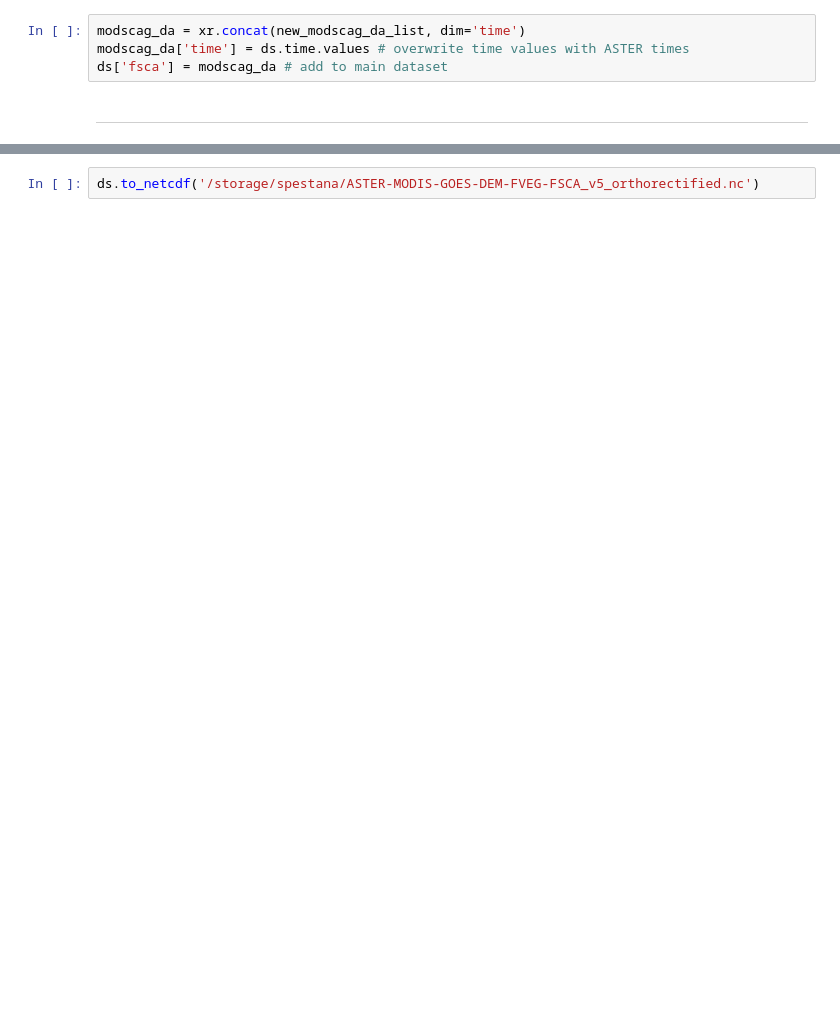
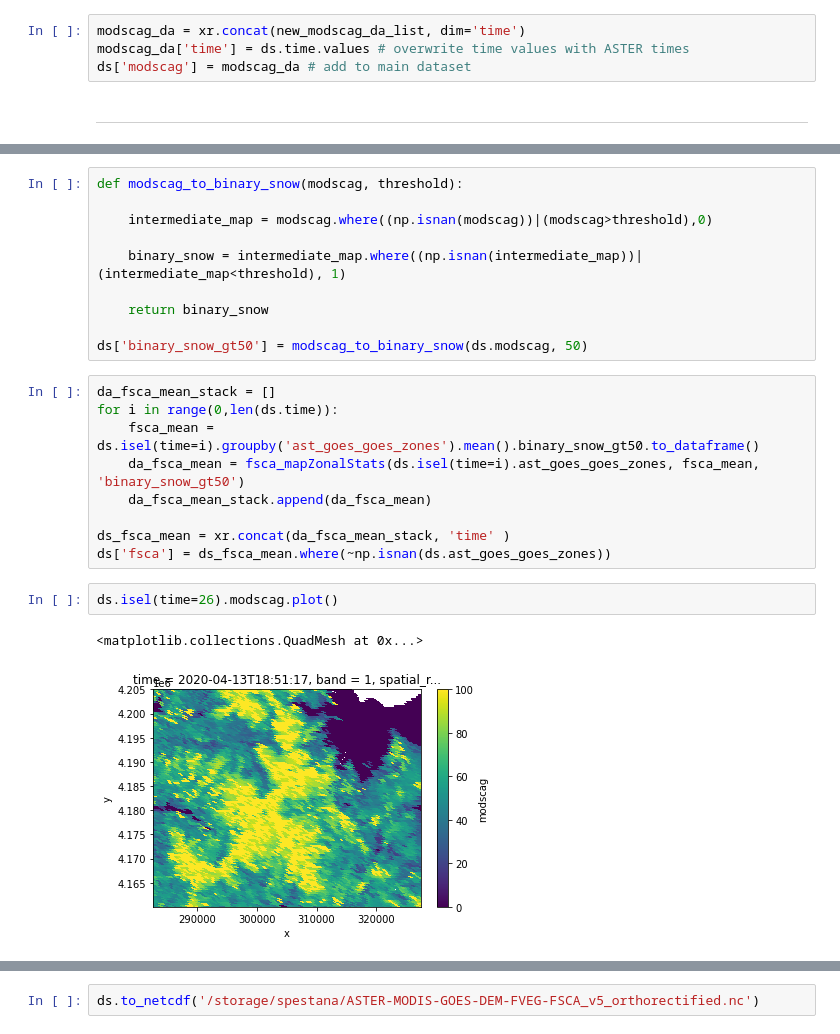
Before and after one commit to spestana/goes-cues, a Jupyter notebook: merge-raster-datasets-modscag.ipynb, the cells around one changed output, grey strips where cells are left out. Drawn from its saved outputs; the diff is of its cells as text; blank space fills up the shorter version.

Commit message:
Change fsca computation aggregated to goes pixel footprints

```diff
--- a/merge-raster-datasets-modscag.ipynb
+++ b/merge-raster-datasets-modscag.ipynb
@@ -64,6 +64,6 @@ new_modscag_da_list = [modscag_da_list[i] for i in idx]
 # %%
 modscag_da = xr.concat(new_modscag_da_list, dim='time')
 modscag_da['time'] = ds.time.values # overwrite time values with ASTER times
-ds['fsca'] = modscag_da # add to main dataset
+ds['modscag'] = modscag_da # add to main dataset
 # %% [markdown]
 ---
@@ -69,0 +99,24 @@ ds['fsca'] = modscag_da # add to main dataset
+# %%
+def modscag_to_binary_snow(modscag, threshold):
+
+    intermediate_map = modscag.where((np.isnan(modscag))|(modscag>threshold),0)
+
+    binary_snow = intermediate_map.where((np.isnan(intermediate_map))|(intermediate_map<threshold), 1)
+
+    return binary_snow
+
+ds['binary_snow_gt50'] = modscag_to_binary_snow(ds.modscag, 50)
+# %%
+da_fsca_mean_stack = []
+for i in range(0,len(ds.time)):
+    fsca_mean = ds.isel(time=i).groupby('ast_goes_goes_zones').mean().binary_snow_gt50.to_dataframe()
+    da_fsca_mean = fsca_mapZonalStats(ds.isel(time=i).ast_goes_goes_zones, fsca_mean, 'binary_snow_gt50')
+    da_fsca_mean_stack.append(da_fsca_mean)
+
+ds_fsca_mean = xr.concat(da_fsca_mean_stack, 'time' )
+ds['fsca'] = ds_fsca_mean.where(~np.isnan(ds.ast_goes_goes_zones))
+# %%
+ds.isel(time=26).modscag.plot()
+# %% [output]
+<matplotlib.collections.QuadMesh at 0x...>
+[figure, added]
```
Also changed, not shown: parts of 5 cells of this notebook.
